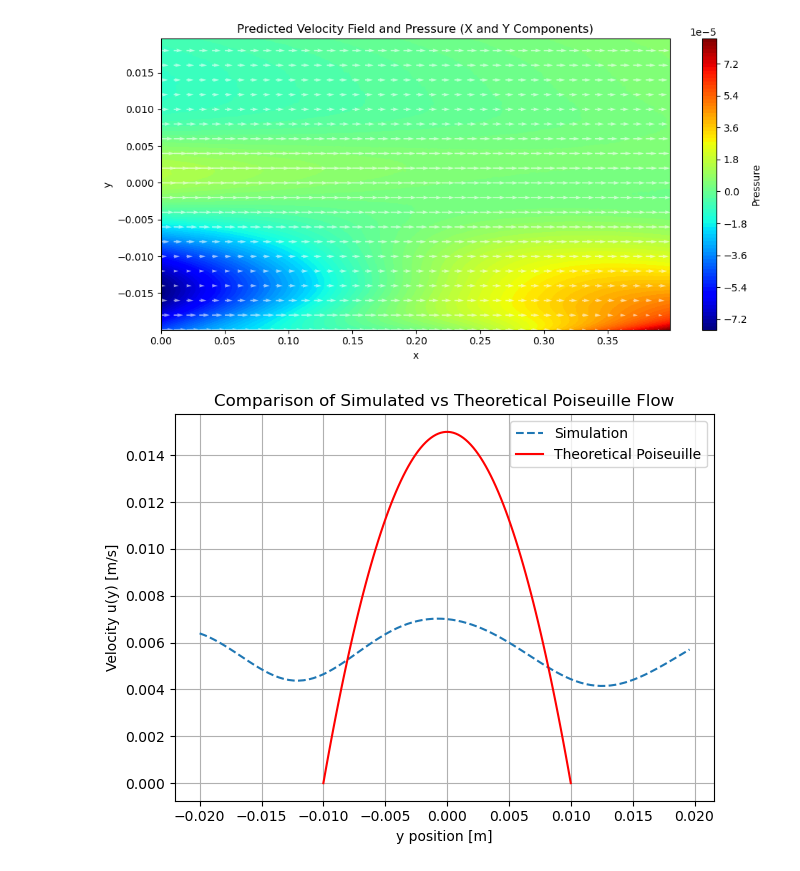
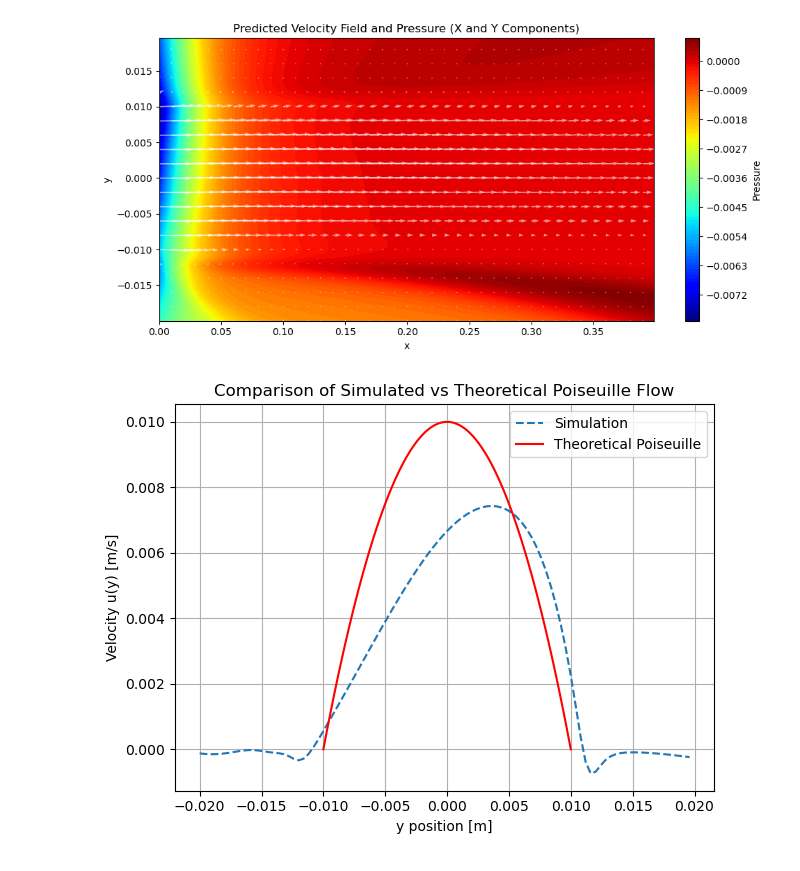
Before and after one commit to GuilBess/TB_PINN, a Jupyter notebook: display_results.ipynb, the cells around one changed output. Cells and saved outputs as stored; diff of their text form; code cells hidden in the pictures.

Commit message:
les tests oui

```diff
--- a/display_results.ipynb
+++ b/display_results.ipynb
@@ -35,9 +35,11 @@ def infer_with_model(model: Model, weights, y):
     model.load_state_dict(weights)
 
     return model(y)
+# %%
+testfile = "Tests/Test5/test.pt"
 # %%
-weights = torch.load("test.pt", map_location=torch.device("cpu"))
-poiseuille_model = Model(2, 3, 200, 10).to("cpu")
+weights = torch.load(testfile, map_location=torch.device("cpu"))
+poiseuille_model = Model(2, 3, 100, 10).to("cpu")
 
 to_infer = []
 
@@ -57,34 +59,34 @@ y = to_infer[:, 1]
 
 # Create dataframe
 df = pd.DataFrame({'x': x, 'y': y, 'u': u_pred, 'v': v_pred, 'p':p_pred})
 df['speed'] = p_pred
 
 # Pivot for grid-based plotting
 pivot_x = df.pivot_table(index='y', columns='x', values='u')
 pivot_y = df.pivot_table(index='y', columns='x', values='v')
 pivot_speed = df.pivot_table(index='y', columns='x', values='speed')
 
 # Get meshgrid
 X, Y = np.meshgrid(pivot_x.columns.values, pivot_x.index.values)
 
 # Plotting
 fig, ax = plt.subplots(figsize=(10, 5))
 c = ax.contourf(X, Y, pivot_speed.values, levels=100, cmap='jet')
 cb = fig.colorbar(c, ax=ax, label='Pressure')
 
 # Optional quiver (velocity vectors, skip some for clarity)
 skip = (slice(None, None, 5), slice(None, None, 10))
 ax.quiver(X[skip], Y[skip], pivot_x.values[skip], pivot_y.values[skip], color='white', alpha=0.6)
 
 # Styling
 ax.set_title('Predicted Velocity Field and Pressure (X and Y Components)')
 ax.set_xlabel('x')
 ax.set_ylabel('y')
 ax.set_aspect('auto')
 plt.tight_layout()
 plt.show()
 # %% [output]
-[figure, old version]
+[figure, new version]
 # %%
 plt.plot(
     df[df['x'] == 0.2]["y"],
@@ -102,7 +104,7 @@ N = 100           # number of points
 for i in range(N):
     y = -h + (2 * h) * i / (N - 1)  # evenly spaced from -h to +h
     indices.append(y)
-    u = (3/2) * ubar * (1 - (y**2) / (h**2))
+    u = ubar * (1 - (y**2) / (h**2)) # u_avg or 3/2 * u_avg????????
     real.append(u)
 
 plt.plot(indices, real, label='Theoretical Poiseuille', color='red')
@@ -115,4 +117,4 @@ plt.grid(True)
 plt.tight_layout()
 plt.show()
 # %% [output]
-[figure, old version]
+[figure, new version]
```
Also changed, not shown: 6 other files.
